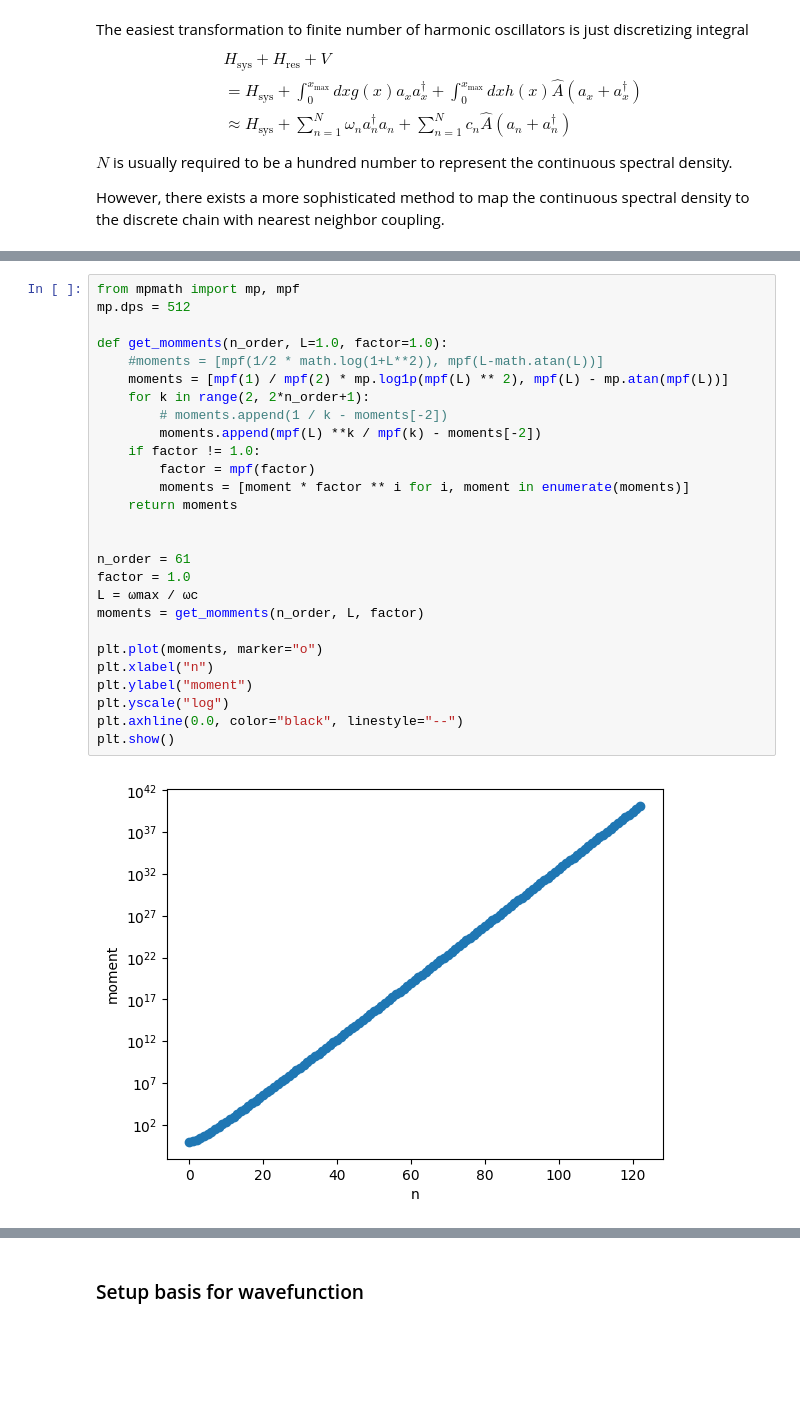
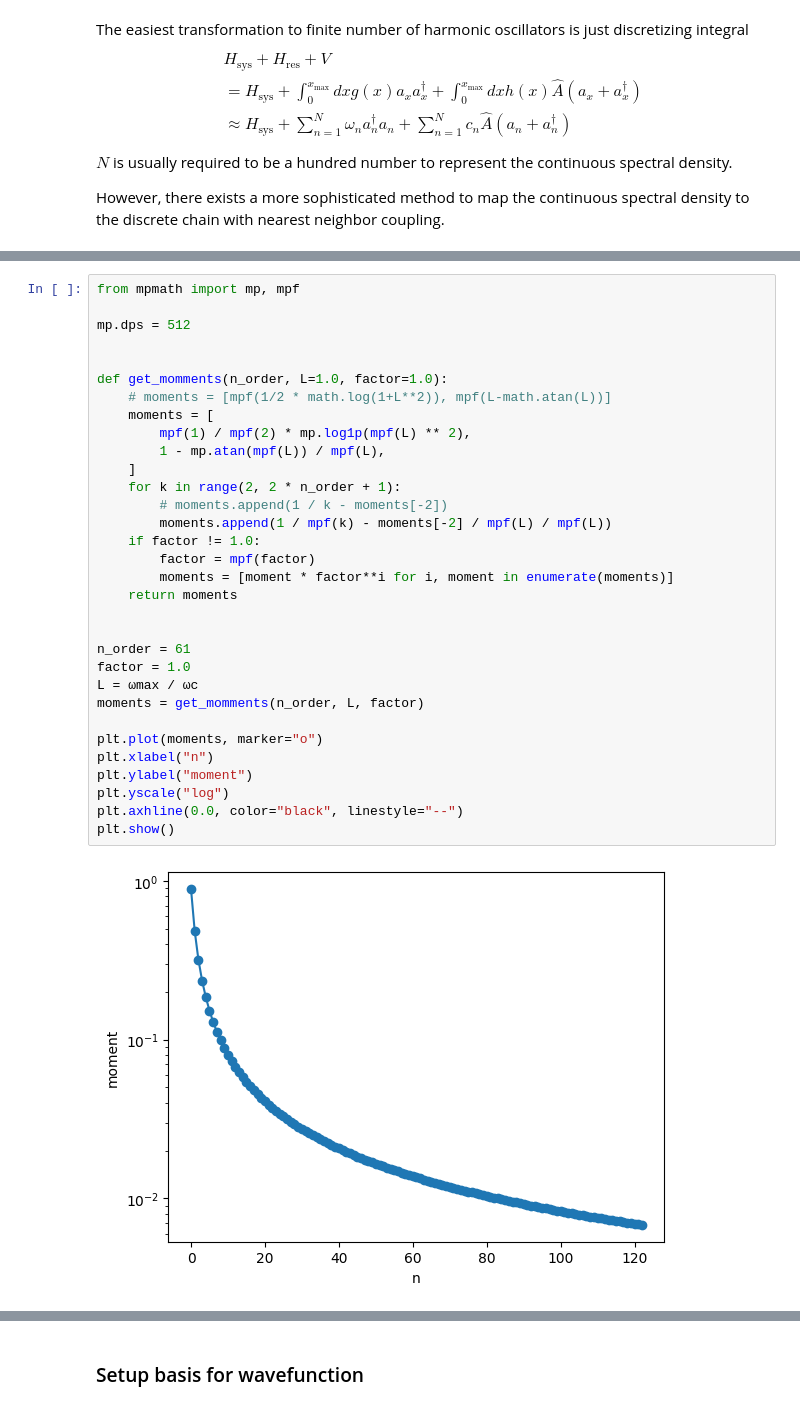
Before and after one commit to QCLovers/PyTDSCF, a Jupyter notebook: docs/notebook/singlet_fission.ipynb, the cells around one changed output, grey strips where cells are left out. Drawn from its saved outputs; the diff is of its cells as text; blank space fills up the shorter version.

```diff
--- a/docs/notebook/singlet_fission.ipynb
+++ b/docs/notebook/singlet_fission.ipynb
@@ -161,30 +174,35 @@ Note that recursive calculation tends to accumulate errors, so we will use `mpma
 # %%
 from mpmath import mp, mpf
+
 mp.dps = 512
 
+
 def get_momments(n_order, L=1.0, factor=1.0):
-    #moments = [mpf(1/2 * math.log(1+L**2)), mpf(L-math.atan(L))]
-    moments = [mpf(1) / mpf(2) * mp.log1p(mpf(L) ** 2), mpf(L) - mp.atan(mpf(L))]
-    for k in range(2, 2*n_order+1):
+    # moments = [mpf(1/2 * math.log(1+L**2)), mpf(L-math.atan(L))]
+    moments = [
+        mpf(1) / mpf(2) * mp.log1p(mpf(L) ** 2),
+        1 - mp.atan(mpf(L)) / mpf(L),
+    ]
+    for k in range(2, 2 * n_order + 1):
         # moments.append(1 / k - moments[-2])
-        moments.append(mpf(L) **k / mpf(k) - moments[-2])
+        moments.append(1 / mpf(k) - moments[-2] / mpf(L) / mpf(L))
     if factor != 1.0:
         factor = mpf(factor)
-        moments = [moment * factor ** i for i, moment in enumerate(moments)]
+        moments = [moment * factor**i for i, moment in enumerate(moments)]
     return moments
 
 
 n_order = 61
 factor = 1.0
 L = ωmax / ωc
 moments = get_momments(n_order, L, factor)
 
 plt.plot(moments, marker="o")
 plt.xlabel("n")
 plt.ylabel("moment")
 plt.yscale("log")
 plt.axhline(0.0, color="black", linestyle="--")
 plt.show()
 # %% [output]
-[figure, old version]
+[figure, new version]
 # %%
```
Also changed, not shown: parts of 19 cells of this notebook, 19 other files.
